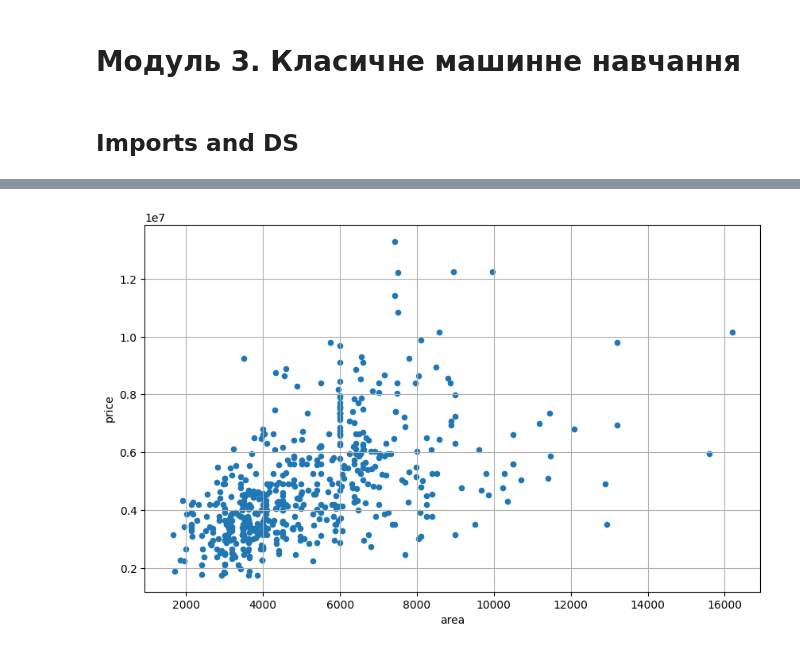
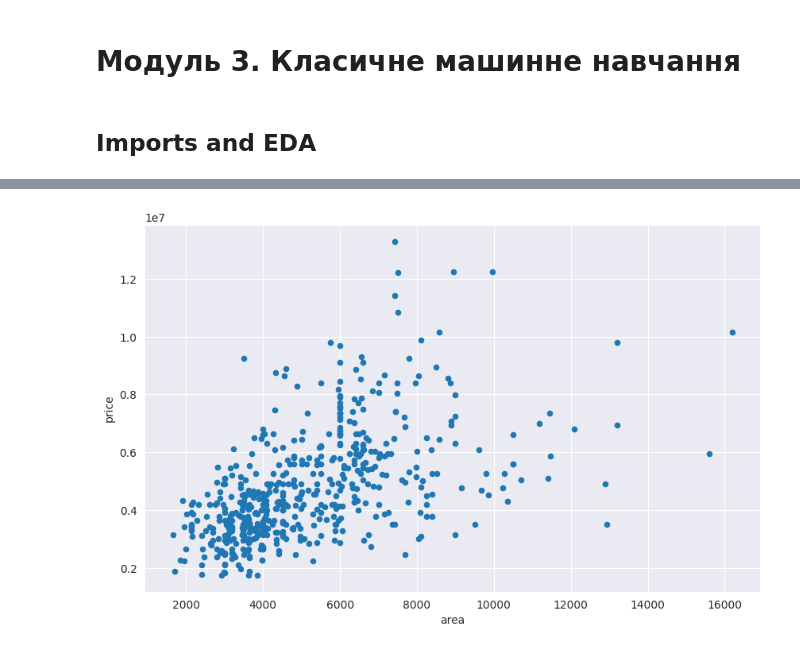
Before and after one commit to OleksiyM/Data_Science, a Jupyter notebook: Module_03/Hw3.ipynb, the cells around one changed output, grey strips where cells are left out. Saved outputs shown, nothing was run; the diff lists cells and outputs as text; code cells hidden in the pictures.

```diff
--- a/Module_03/Hw3.ipynb
+++ b/Module_03/Hw3.ipynb
@@ -1,7 +1,7 @@
 # %% [markdown]
 # Модуль 3. Класичне машинне навчання
 # %% [markdown]
-## Imports and DS
+## Imports and EDA
 # %%
 import pandas as pd
 import numpy as np
@@ -44,9 +44,9 @@ df.head()
 # %%
 df.plot(x = 'area',
         y = 'price',
         kind = 'scatter',
         figsize = (10,6),
-        grid = 'darkgrid')
+        grid = True)
 plt.show()
 # %% [output]
-[figure, old version]
+[figure, new version]
```
Also changed, not shown: parts of 19 cells of this notebook.
